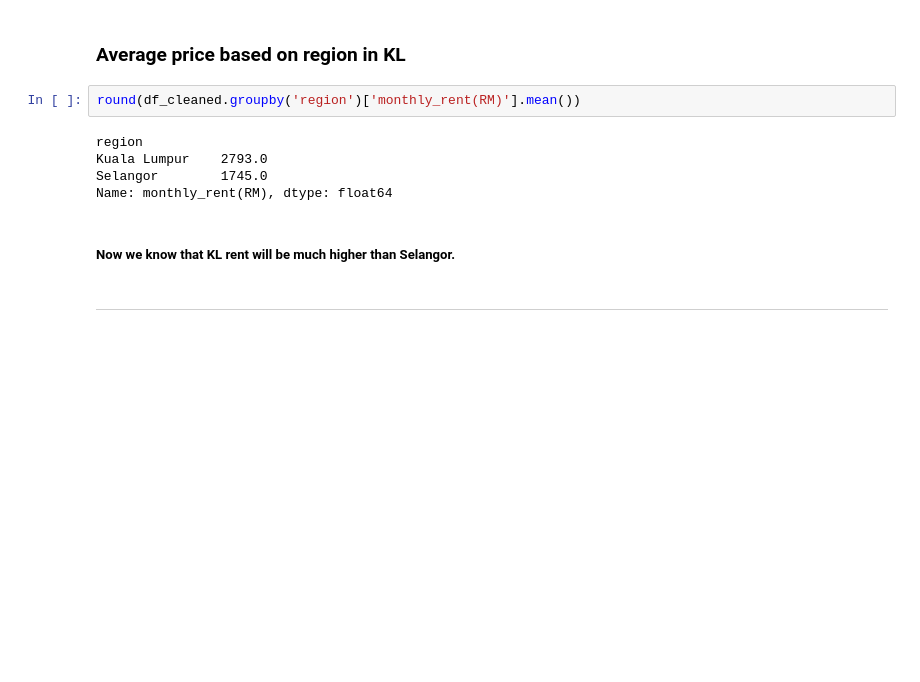
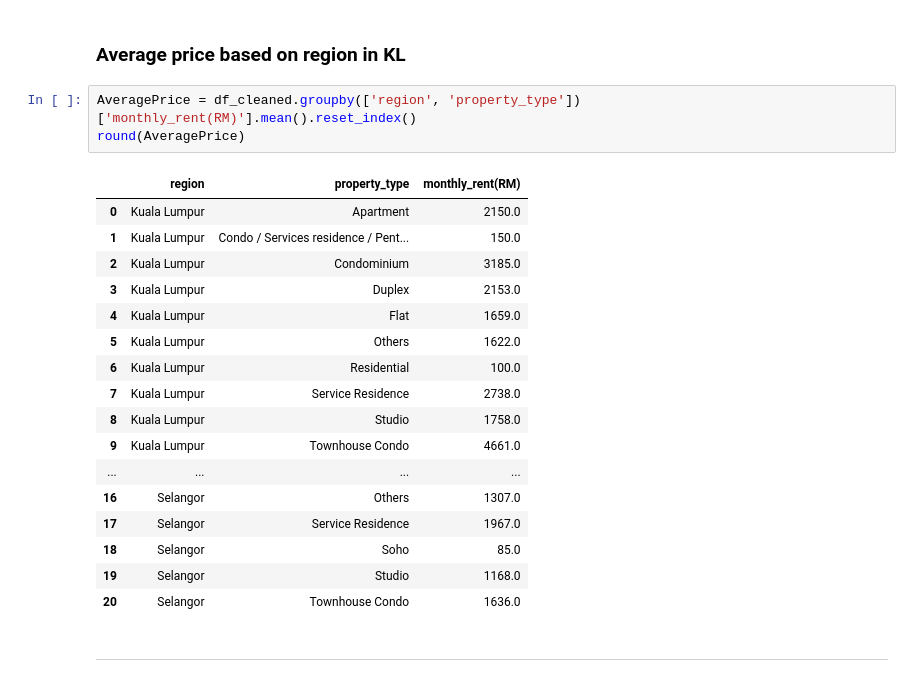
Before and after one commit to AdrianL1123/Properties_KL, a Jupyter notebook: Project.ipynb, the cells around one changed output. Saved outputs shown, nothing was run; the diff lists cells and outputs as text; blank space fills up the shorter version.

```diff
--- a/Project.ipynb
+++ b/Project.ipynb
@@ -408,13 +514,25 @@ Name: monthly_rent(RM), Length: 1214, dtype: float64
 # %% [markdown]
 ### Average price based on region in KL
 # %%
-round(df_cleaned.groupby('region')['monthly_rent(RM)'].mean())
+AveragePrice = df_cleaned.groupby(['region', 'property_type'])['monthly_rent(RM)'].mean().reset_index()
+round(AveragePrice)
 # %% [output]
-region
-Kuala Lumpur    2793.0
-Selangor        1745.0
-Name: monthly_rent(RM), dtype: float64
+|  | region | property_type | monthly_rent(RM) |
+| 0 | Kuala Lumpur | Apartment | 2150.0 |
+| 1 | Kuala Lumpur | Condo / Services residence / Pent... | 150.0 |
+| 2 | Kuala Lumpur | Condominium | 3185.0 |
+| 3 | Kuala Lumpur | Duplex | 2153.0 |
+| 4 | Kuala Lumpur | Flat | 1659.0 |
+| 5 | Kuala Lumpur | Others | 1622.0 |
+| 6 | Kuala Lumpur | Residential | 100.0 |
+| 7 | Kuala Lumpur | Service Residence | 2738.0 |
+| 8 | Kuala Lumpur | Studio | 1758.0 |
+| 9 | Kuala Lumpur | Townhouse Condo | 4661.0 |
+| ... | ... | ... | ... |
+| 16 | Selangor | Others | 1307.0 |
+| 17 | Selangor | Service Residence | 1967.0 |
+| 18 | Selangor | Soho | 85.0 |
+| 19 | Selangor | Studio | 1168.0 |
+| 20 | Selangor | Townhouse Condo | 1636.0 |
-# %% [markdown]
-##### Now we know that KL rent will be much higher than Selangor.
 # %% [markdown]
 ---
```
Also changed, not shown: parts of 26 cells of this notebook, 2 other files.
